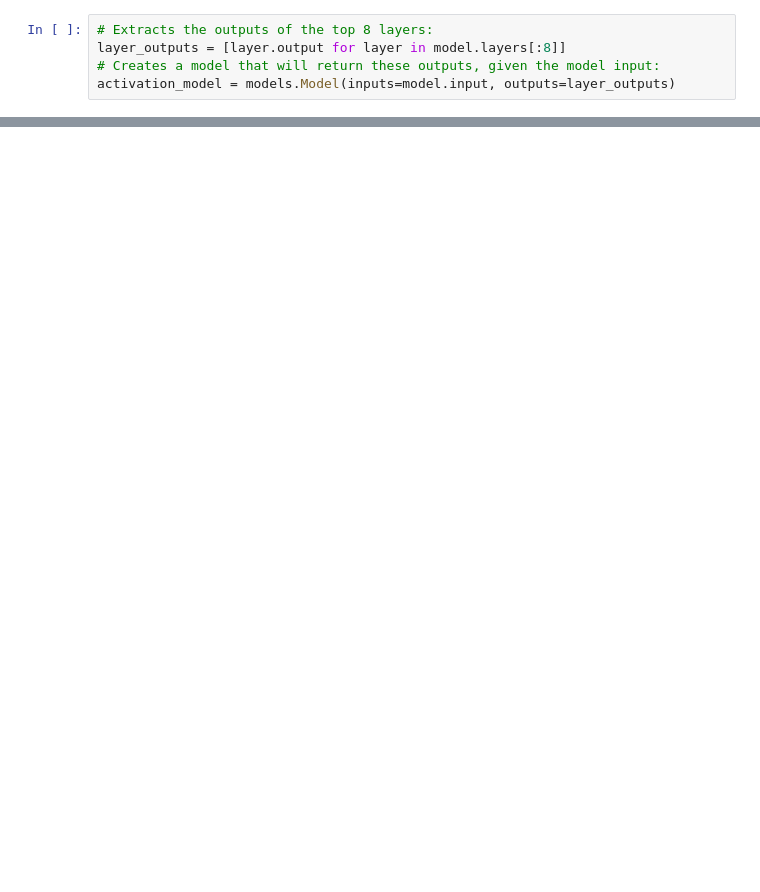
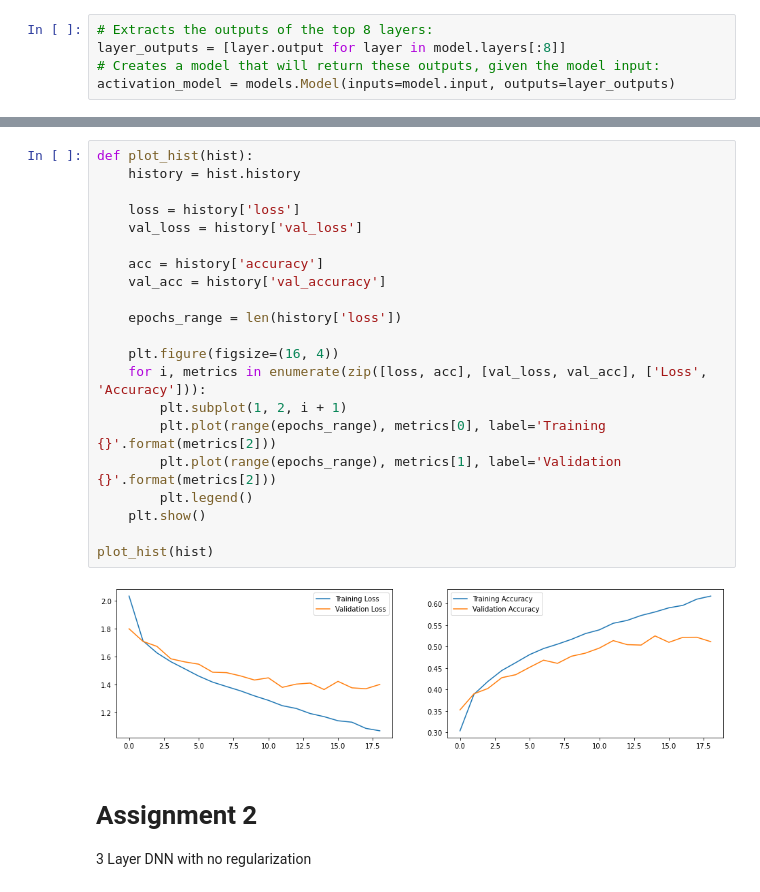
Before and after one commit to ramundson/MSDS_458_Public, a Jupyter notebook: MSDS458_Assignment_02/MSDS458_Assignment_02_20220325_v22_COLAB_Part1.ipynb, the cells around one changed output, grey strips where cells are left out. Saved outputs shown, nothing was run; the diff lists cells and outputs as text; blank space fills up the shorter version.

Commit message:
Assignment files

```diff
--- a/MSDS458_Assignment_02/MSDS458_Assignment_02_20220325_v22_COLAB_Part1.ipynb
+++ b/MSDS458_Assignment_02/MSDS458_Assignment_02_20220325_v22_COLAB_Part1.ipynb
@@ -421,0 +732,26 @@ plt.show();
+# %%
+def plot_hist(hist):
+    history = hist.history
+
+    loss = history['loss']
+    val_loss = history['val_loss']
+
+    acc = history['accuracy']
+    val_acc = history['val_accuracy']
+
+    epochs_range = len(history['loss'])
+
+    plt.figure(figsize=(16, 4))
+    for i, metrics in enumerate(zip([loss, acc], [val_loss, val_acc], ['Loss', 'Accuracy'])):
+        plt.subplot(1, 2, i + 1)
+        plt.plot(range(epochs_range), metrics[0], label='Training {}'.format(metrics[2]))
+        plt.plot(range(epochs_range), metrics[1], label='Validation {}'.format(metrics[2]))
+        plt.legend()
+    plt.show()
+
+plot_hist(hist)
+# %% [output]
+[figure, added]
+# %% [markdown]
+# Assignment 2
+3 Layer DNN with no regularization
```
Also changed, not shown: parts of 65 cells of this notebook, 2 other files.
